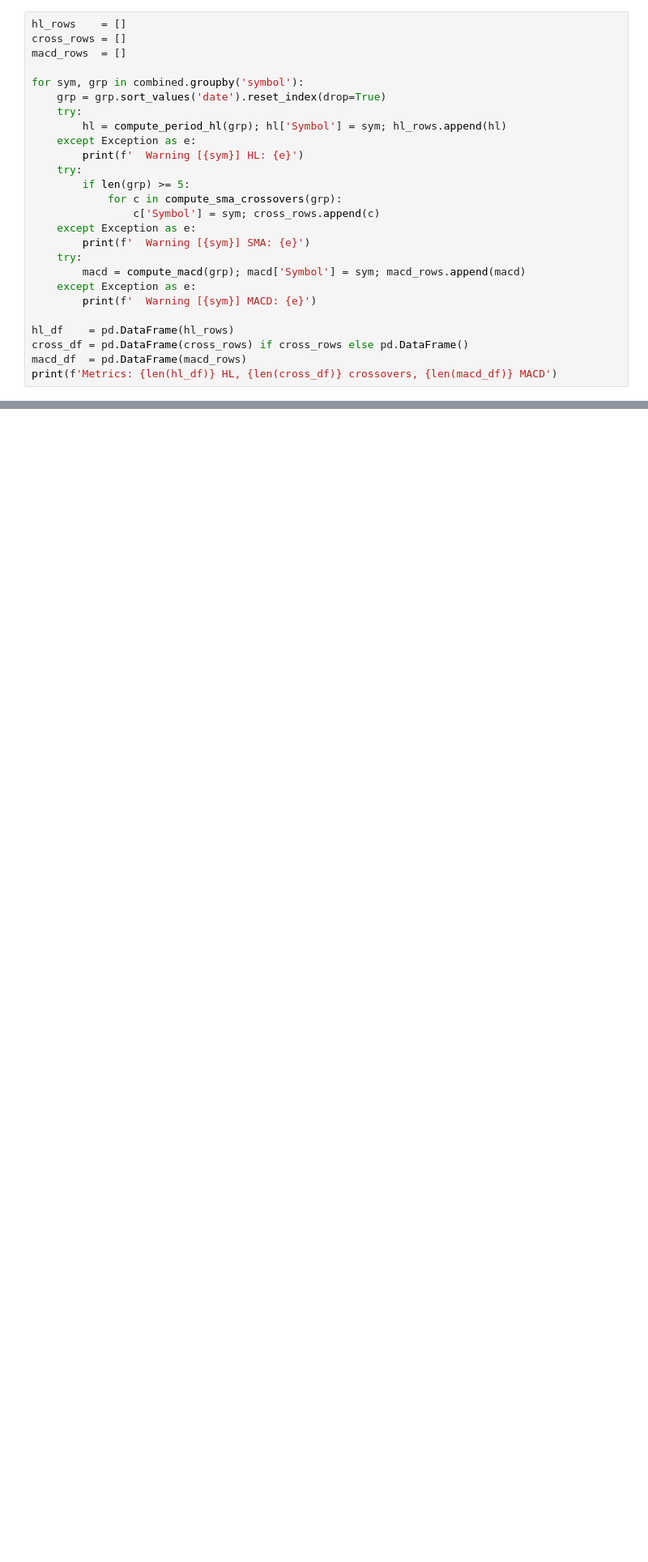
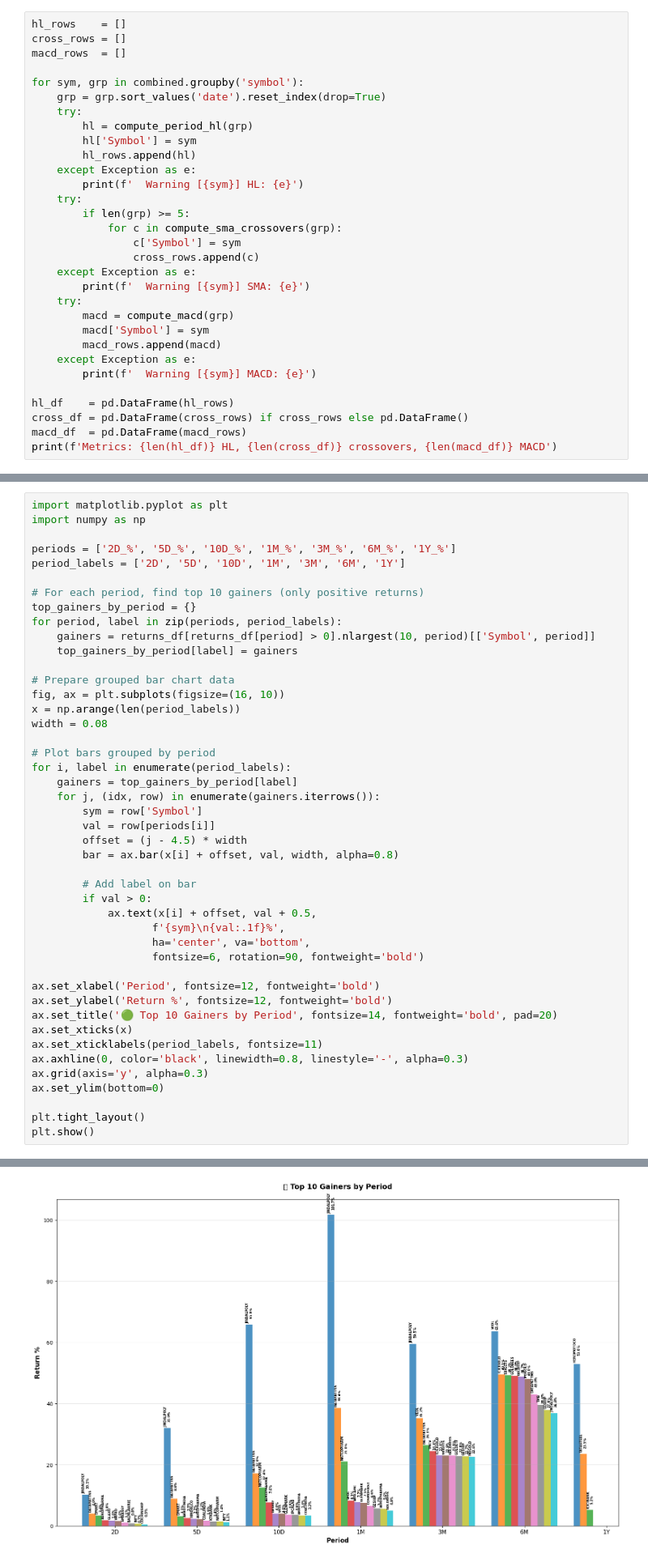
Before and after one commit to rite2babu/NSE-Analysis, a Jupyter notebook: NSE_Analysis.ipynb, the cells around one changed output, grey strips where cells are left out. Shown at 81% size. Drawn from its saved outputs; the diff is of its cells as text; blank space fills up the shorter version.

```diff
--- a/NSE_Analysis.ipynb
+++ b/NSE_Analysis.ipynb
@@ -217,17 +235,22 @@ macd_rows  = []
 for sym, grp in combined.groupby('symbol'):
     grp = grp.sort_values('date').reset_index(drop=True)
     try:
-        hl = compute_period_hl(grp); hl['Symbol'] = sym; hl_rows.append(hl)
+        hl = compute_period_hl(grp)
+        hl['Symbol'] = sym
+        hl_rows.append(hl)
     except Exception as e:
         print(f'  Warning [{sym}] HL: {e}')
     try:
         if len(grp) >= 5:
             for c in compute_sma_crossovers(grp):
-                c['Symbol'] = sym; cross_rows.append(c)
+                c['Symbol'] = sym
+                cross_rows.append(c)
     except Exception as e:
         print(f'  Warning [{sym}] SMA: {e}')
     try:
-        macd = compute_macd(grp); macd['Symbol'] = sym; macd_rows.append(macd)
+        macd = compute_macd(grp)
+        macd['Symbol'] = sym
+        macd_rows.append(macd)
     except Exception as e:
         print(f'  Warning [{sym}] MACD: {e}')
 
@@ -237,0 +385,46 @@ print(f'Metrics: {len(hl_df)} HL, {len(cross_df)} crossovers, {len(macd_df)} MAC
+# %%
+import matplotlib.pyplot as plt
+import numpy as np
+
+periods = ['2D_%', '5D_%', '10D_%', '1M_%', '3M_%', '6M_%', '1Y_%']
+period_labels = ['2D', '5D', '10D', '1M', '3M', '6M', '1Y']
+
+# For each period, find top 10 gainers (only positive returns)
+top_gainers_by_period = {}
+for period, label in zip(periods, period_labels):
+    gainers = returns_df[returns_df[period] > 0].nlargest(10, period)[['Symbol', period]]
+    top_gainers_by_period[label] = gainers
+
+# Prepare grouped bar chart data
+fig, ax = plt.subplots(figsize=(16, 10))
+x = np.arange(len(period_labels))
+width = 0.08
+
+# Plot bars grouped by period
+for i, label in enumerate(period_labels):
+    gainers = top_gainers_by_period[label]
+    for j, (idx, row) in enumerate(gainers.iterrows()):
+        sym = row['Symbol']
+        val = row[periods[i]]
+        offset = (j - 4.5) * width
+        bar = ax.bar(x[i] + offset, val, width, alpha=0.8)
+
+        # Add label on bar
+        if val > 0:
+            ax.text(x[i] + offset, val + 0.5,
+                   f'{sym}\n{val:.1f}%',
+                   ha='center', va='bottom',
+                   fontsize=6, rotation=90, fontweight='bold')
+
+ax.set_xlabel('Period', fontsize=12, fontweight='bold')
+ax.set_ylabel('Return %', fontsize=12, fontweight='bold')
+ax.set_title('🟢 Top 10 Gainers by Period', fontsize=14, fontweight='bold', pad=20)
+ax.set_xticks(x)
+ax.set_xticklabels(period_labels, fontsize=11)
+ax.axhline(0, color='black', linewidth=0.8, linestyle='-', alpha=0.3)
+ax.grid(axis='y', alpha=0.3)
+ax.set_ylim(bottom=0)
+
+plt.tight_layout()
+plt.show()
+# %% [output]
@@ -237,0 +448 @@ print(f'Metrics: {len(hl_df)} HL, {len(cross_df)} crossovers, {len(macd_df)} MAC
+[figure, added]
```
Also changed, not shown: parts of 32 cells of this notebook, 6 other files.
